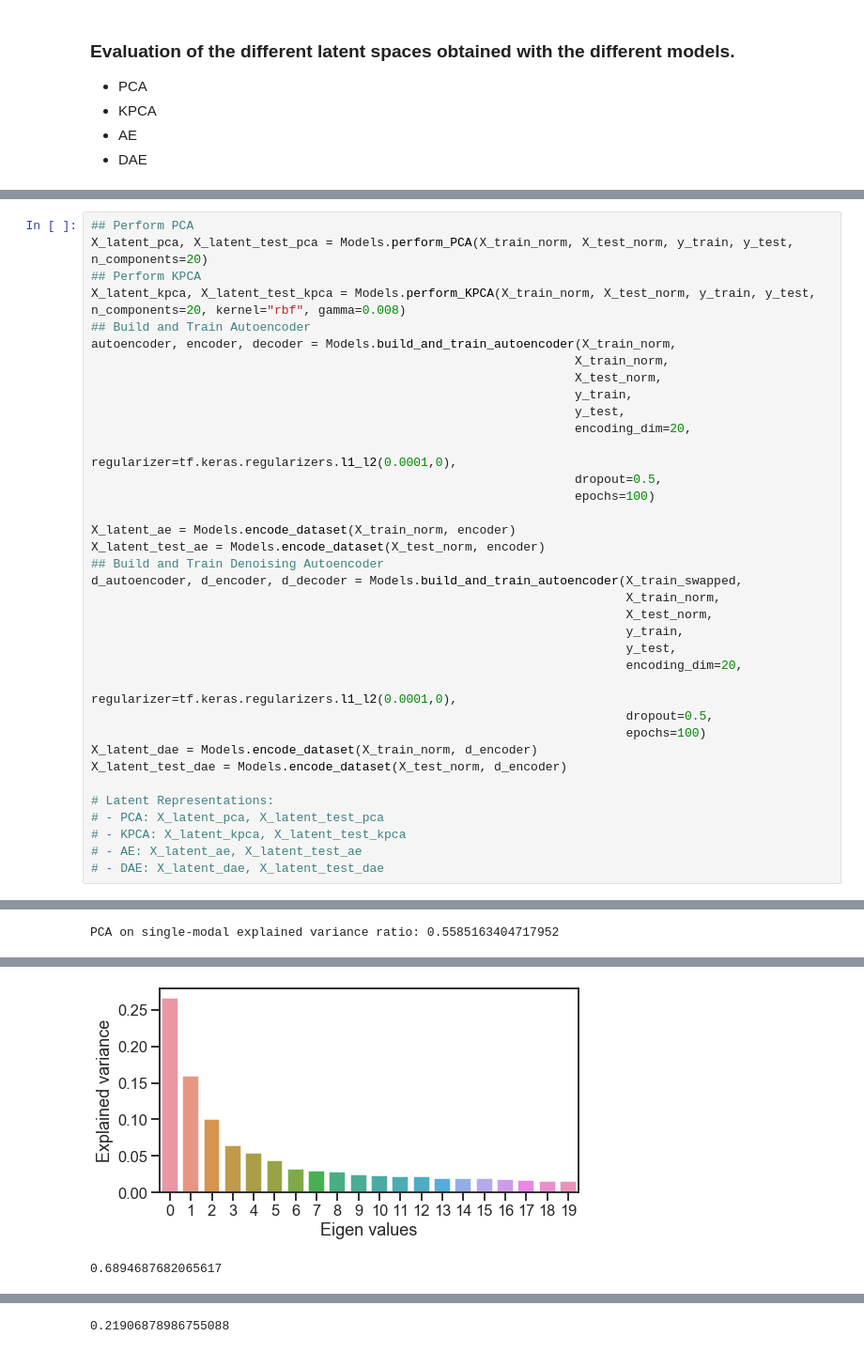
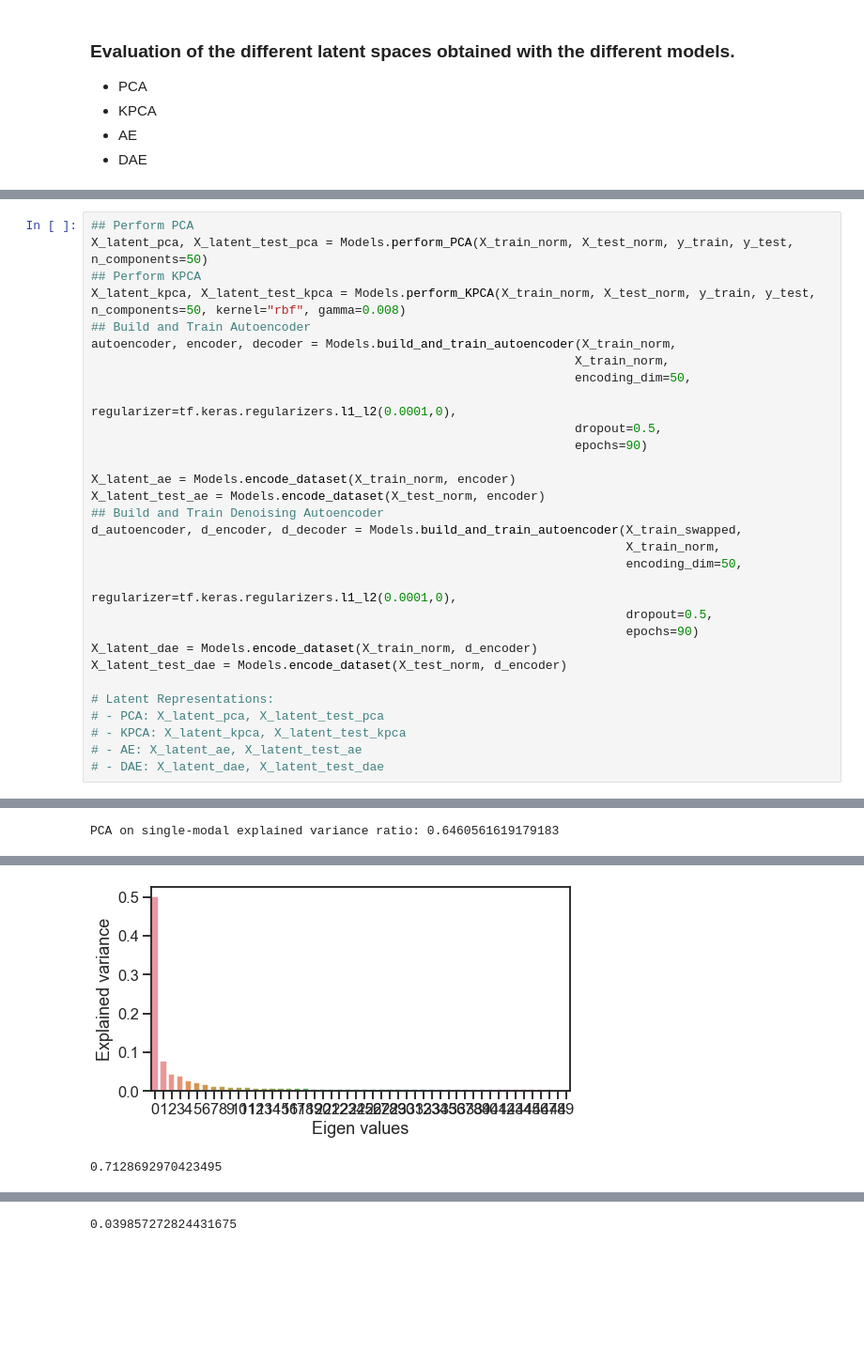
Before and after one commit to TomasSuarezL/oss-stage-2019, a Jupyter notebook: Singleomic Dataset/Singleomic_Model_Compare.ipynb, the cells around one changed output, grey strips where cells are left out. Shown: that part at 94% size. Saved outputs shown, nothing was run; the diff lists cells and outputs as text; blank space fills up the shorter version.

Commit message:
Models.py for Singleomic. AE Hyperparam tune

```diff
--- a/Singleomic Dataset/Singleomic_Model_Compare.ipynb
+++ b/Singleomic Dataset/Singleomic_Model_Compare.ipynb
@@ -42,31 +34,25 @@ See the caveats in the documentation: http://pandas.pydata.org/pandas-docs/stabl
 # %%
 ## Perform PCA
-X_latent_pca, X_latent_test_pca = Models.perform_PCA(X_train_norm, X_test_norm, y_train, y_test, n_components=20)
+X_latent_pca, X_latent_test_pca = Models.perform_PCA(X_train_norm, X_test_norm, y_train, y_test, n_components=50)
 ## Perform KPCA
-X_latent_kpca, X_latent_test_kpca = Models.perform_KPCA(X_train_norm, X_test_norm, y_train, y_test, n_components=20, kernel="rbf", gamma=0.008)
+X_latent_kpca, X_latent_test_kpca = Models.perform_KPCA(X_train_norm, X_test_norm, y_train, y_test, n_components=50, kernel="rbf", gamma=0.008)
 ## Build and Train Autoencoder
 autoencoder, encoder, decoder = Models.build_and_train_autoencoder(X_train_norm,
                                                                   X_train_norm,
-                                                                  X_test_norm,
-                                                                  y_train,
-                                                                  y_test,
-                                                                  encoding_dim=20,
+                                                                  encoding_dim=50,
                                                                   regularizer=tf.keras.regularizers.l1_l2(0.0001,0),
                                                                   dropout=0.5,
-                                                                  epochs=100)
+                                                                  epochs=90)
 
 X_latent_ae = Models.encode_dataset(X_train_norm, encoder)
 X_latent_test_ae = Models.encode_dataset(X_test_norm, encoder)
 ## Build and Train Denoising Autoencoder
 d_autoencoder, d_encoder, d_decoder = Models.build_and_train_autoencoder(X_train_swapped,
                                                                          X_train_norm,
-                                                                         X_test_norm,
-                                                                         y_train,
-                                                                         y_test,
-                                                                         encoding_dim=20,
+                                                                         encoding_dim=50,
                                                                          regularizer=tf.keras.regularizers.l1_l2(0.0001,0),
                                                                          dropout=0.5,
-                                                                         epochs=100)
+                                                                         epochs=90)
 X_latent_dae = Models.encode_dataset(X_train_norm, d_encoder)
 X_latent_test_dae = Models.encode_dataset(X_test_norm, d_encoder)
 
@@ -80 +66 @@ X_latent_test_dae = Models.encode_dataset(X_test_norm, d_encoder)
-PCA on single-modal explained variance ratio: 0.5585163404717952
+PCA on single-modal explained variance ratio: 0.6460561619179183
@@ -82,2 +68,2 @@ PCA on single-modal explained variance ratio: 0.5585163404717952
-[figure, old version]
+[figure, new version]
-0.6894687682065617
+0.7128692970423495
@@ -121 +107 @@ Epoch 100/100
-0.21906878986755088
+0.039857272824431675
```
Also changed, not shown: parts of 5 cells of this notebook, 5 other files.
